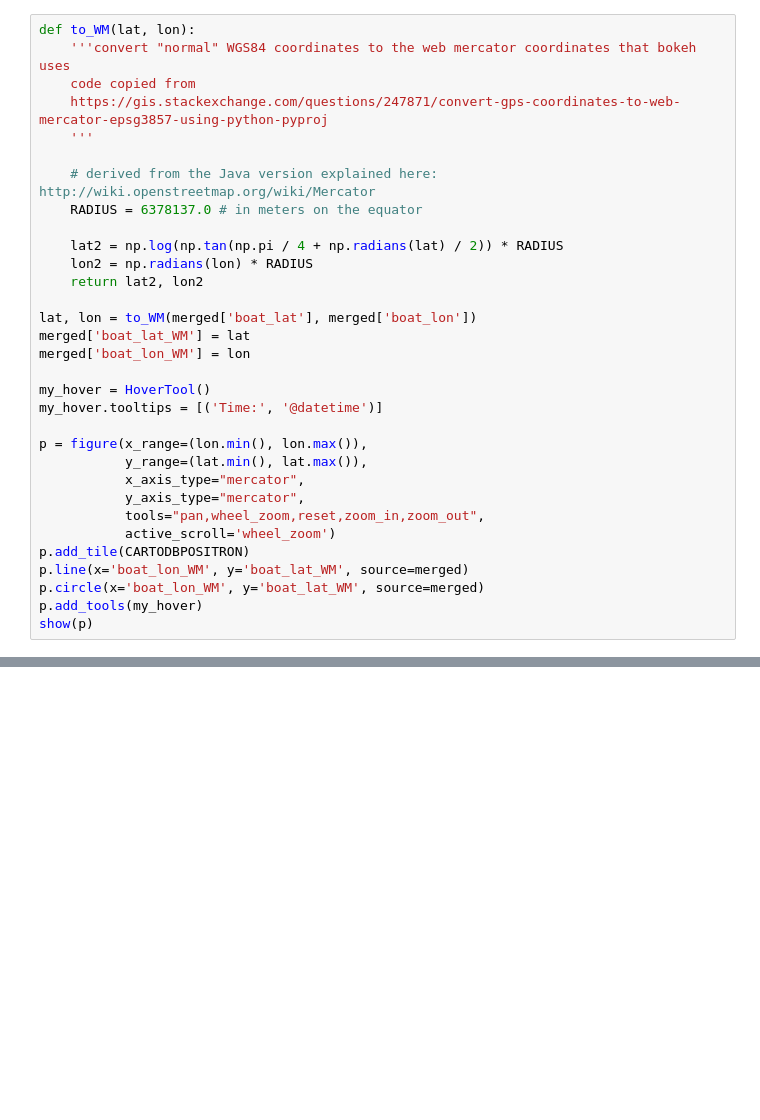
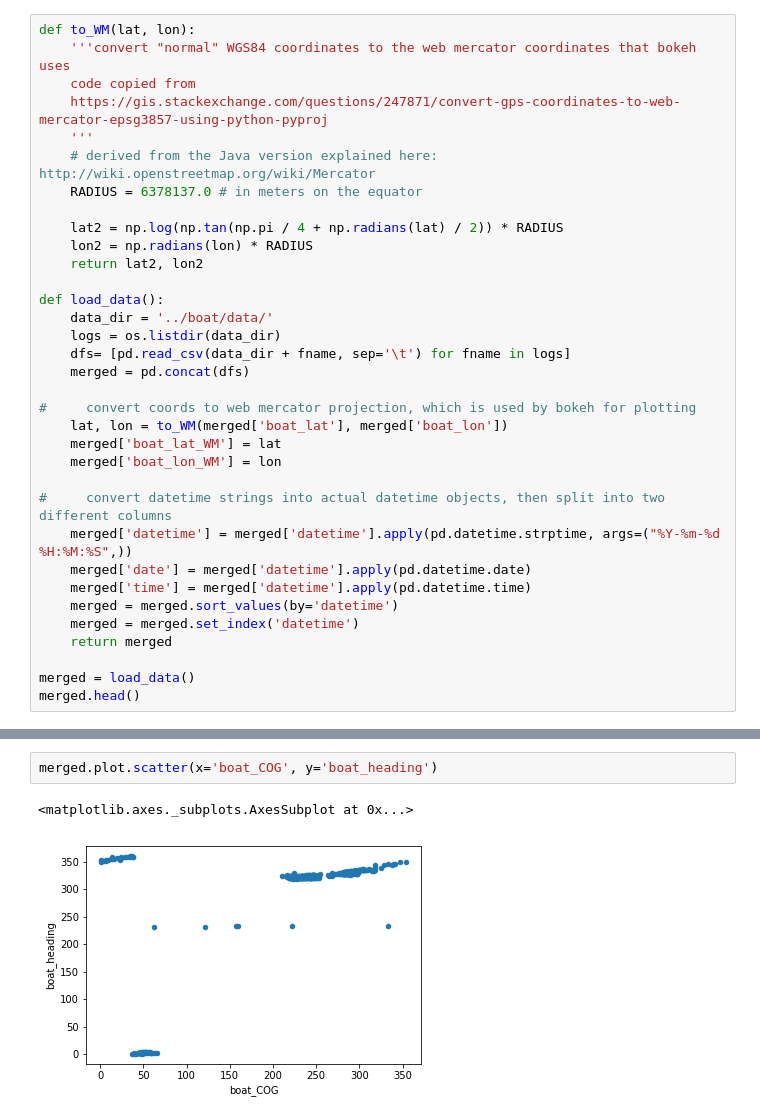
Before and after one commit to NickCrews/SmartSeiner, a Jupyter notebook: analysis/explore.ipynb, the cells around one changed output, grey strips where cells are left out. Saved outputs shown, nothing was run; the diff lists cells and outputs as text; blank space fills up the shorter version.

```diff
--- a/analysis/explore.ipynb
+++ b/analysis/explore.ipynb
@@ -42,7 +24,6 @@ def to_WM(lat, lon):
     code copied from
     https://gis.stackexchange.com/questions/247871/convert-gps-coordinates-to-web-mercator-epsg3857-using-python-pyproj
     '''
-
     # derived from the Java version explained here: http://wiki.openstreetmap.org/wiki/Mercator
     RADIUS = 6378137.0 # in meters on the equator
 
@@ -50,22 +31,25 @@ def to_WM(lat, lon):
     lon2 = np.radians(lon) * RADIUS
     return lat2, lon2
 
-lat, lon = to_WM(merged['boat_lat'], merged['boat_lon'])
-merged['boat_lat_WM'] = lat
-merged['boat_lon_WM'] = lon
+def load_data():
+    data_dir = '../boat/data/'
+    logs = os.listdir(data_dir)
+    dfs= [pd.read_csv(data_dir + fname, sep='\t') for fname in logs]
+    merged = pd.concat(dfs)
 
-my_hover = HoverTool()
-my_hover.tooltips = [('Time:', '@datetime')]
+#     convert coords to web mercator projection, which is used by bokeh for plotting
+    lat, lon = to_WM(merged['boat_lat'], merged['boat_lon'])
+    merged['boat_lat_WM'] = lat
+    merged['boat_lon_WM'] = lon
 
-p = figure(x_range=(lon.min(), lon.max()),
-           y_range=(lat.min(), lat.max()),
-           x_axis_type="mercator",
-           y_axis_type="mercator",
-           tools="pan,wheel_zoom,reset,zoom_in,zoom_out",
-           active_scroll='wheel_zoom')
-p.add_tile(CARTODBPOSITRON)
-p.line(x='boat_lon_WM', y='boat_lat_WM', source=merged)
-p.circle(x='boat_lon_WM', y='boat_lat_WM', source=merged)
-p.add_tools(my_hover)
-show(p)
+#     convert datetime strings into actual datetime objects, then split into two different columns
+    merged['datetime'] = merged['datetime'].apply(pd.datetime.strptime, args=("%Y-%m-%d %H:%M:%S",))
+    merged['date'] = merged['datetime'].apply(pd.datetime.date)
+    merged['time'] = merged['datetime'].apply(pd.datetime.time)
+    merged = merged.sort_values(by='datetime')
+    merged = merged.set_index('datetime')
+    return merged
+
+merged = load_data()
+merged.head()
 # %% [output]
@@ -93,0 +141,5 @@ show(p)
+# %%
+merged.plot.scatter(x='boat_COG', y='boat_heading')
+# %% [output]
+<matplotlib.axes._subplots.AxesSubplot at 0x...>
+[figure, added]
```
Also changed, not shown: parts of 10 cells of this notebook, 2 other files.
